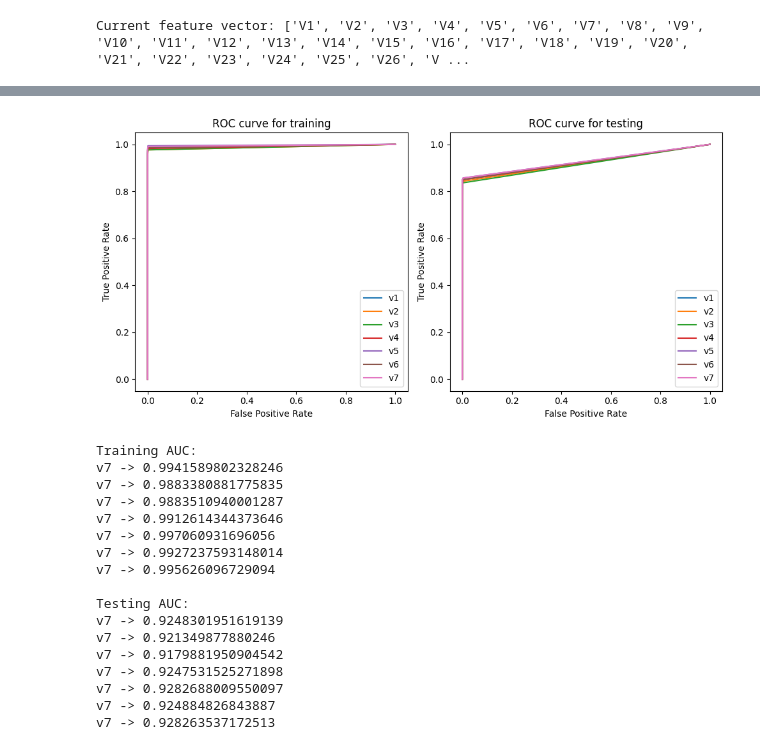
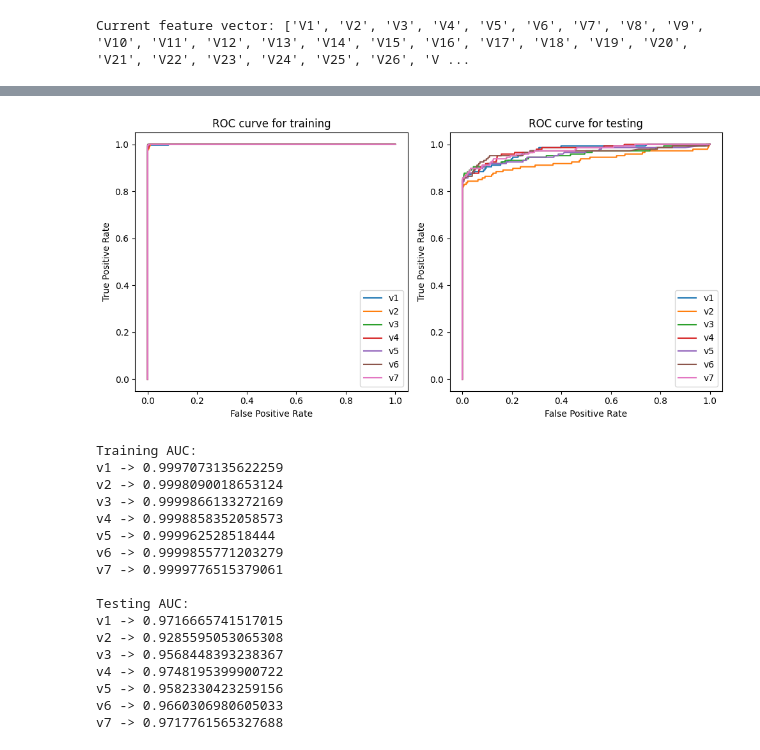
Before and after one commit to karanbir-singh/NAML-Project, a Jupyter notebook: notebooks/Random Forest.ipynb, the cells around one changed output, grey strips where cells are left out. Saved outputs shown, nothing was run; the diff lists cells and outputs as text; code cells hidden in the pictures.

```diff
--- a/notebooks/Random Forest.ipynb
+++ b/notebooks/Random Forest.ipynb
@@ -197,0 +245,4 @@ AUC Score: 0.9443946378964265
+# %%
+#Or we can make predictions with type = "voting"
+y_pred, votes = rf.predict(X_test, type = "voting")
+y_pred
@@ -197,0 +261,17 @@ AUC Score: 0.9443946378964265
+# %%
+metrics = me.compute_metrics(y_test, y_pred)
+
+print("Precision:", metrics["precision"][0])
+print("Recall:", metrics["recall"][0])
+print("F1 Score:", metrics["f1-score"][0])
+print("Accuracy:", metrics["accuracy"][0])
+
+fpr, tpr, auc = me.compute_roc_auc(y_test, votes[:, 1])
+print("AUC Score:", auc)
+
+plt.plot(fpr, tpr)
+plt.xlabel("False Positive Rate")
+plt.ylabel("True Positive Rate")
+plt.title("ROC curve")
+plt.tight_layout()
+plt.show()
@@ -348,8 +443,7 @@ print("Recall:", metrics["recall"][0])
 print("F1 Score:", metrics["f1-score"][0])
 print("Accuracy:", metrics["accuracy"][0])
 
-votes[y_pred == 0] = 1 - votes[y_pred == 0]
-fpr, tpr, auc = me.compute_roc_auc(y_test, votes)
+fpr, tpr, auc = me.compute_roc_auc(y_test, votes[:, 1])
 print("AUC Score:", auc)
 
 plt.plot(fpr, tpr)
@@ -442,48 +543,48 @@ metrics_testing_2
 # %%
 fig, axs = plt.subplots(1, 2, figsize = (10, 5))
 
 #ROC curve for training
-for i in roc_auc_training.keys():
-    axs[0].plot(roc_auc_training[i][0], roc_auc_training[i][1], label = i)
+for i in roc_auc_training_2.keys():
+    axs[0].plot(roc_auc_training_2[i][0], roc_auc_training_2[i][1], label = i)
     axs[0].set_xlabel("False Positive Rate")
     axs[0].set_ylabel("True Positive Rate")
     axs[0].set_title("ROC curve for training")
     axs[0].legend()
 
 #ROC curve for testing
-for i in roc_auc_testing.keys():
-    axs[1].plot(roc_auc_testing[i][0], roc_auc_testing[i][1], label = i)
+for i in roc_auc_testing_2.keys():
+    axs[1].plot(roc_auc_testing_2[i][0], roc_auc_testing_2[i][1], label = i)
     axs[1].set_xlabel("False Positive Rate")
     axs[1].set_ylabel("True Positive Rate")
     axs[1].set_title("ROC curve for testing")
     axs[1].legend()
 
 plt.tight_layout()
 plt.show()
 
 print("Training AUC:")
-for i, auc in roc_auc_training.items():
-    print(f"{key} -> {auc[2]}")
+for i, auc in roc_auc_training_2.items():
+    print(f"{i} -> {auc[2]}")
 
 print("\nTesting AUC:")
-for i, auc in roc_auc_testing.items():
-    print(f"{key} -> {auc[2]}")
+for i, auc in roc_auc_testing_2.items():
+    print(f"{i} -> {auc[2]}")
 # %% [output]
-[figure, old version]
+[figure, new version]
 Training AUC:
-v7 -> 0.9941589802328246
-v7 -> 0.9883380881775835
-v7 -> 0.9883510940001287
-v7 -> 0.9912614344373646
-v7 -> 0.997060931696056
-v7 -> 0.9927237593148014
-v7 -> 0.995626096729094
+v1 -> 0.9997073135622259
+v2 -> 0.9998090018653124
+v3 -> 0.9999866133272169
+v4 -> 0.9998858352058573
+v5 -> 0.999962528518444
+v6 -> 0.9999855771203279
+v7 -> 0.9999776515379061
 
 Testing AUC:
-v7 -> 0.9248301951619139
-v7 -> 0.921349877880246
-v7 -> 0.9179881950904542
-v7 -> 0.9247531525271898
-v7 -> 0.9282688009550097
-v7 -> 0.924884826843887
-v7 -> 0.928263537172513
+v1 -> 0.9716665741517015
+v2 -> 0.9285595053065308
+v3 -> 0.9568448393238367
+v4 -> 0.9748195399900722
+v5 -> 0.9582330423259156
+v6 -> 0.9660306980605033
+v7 -> 0.9717761565327688
```
Also changed, not shown: parts of 21 cells of this notebook, 6 other files.
